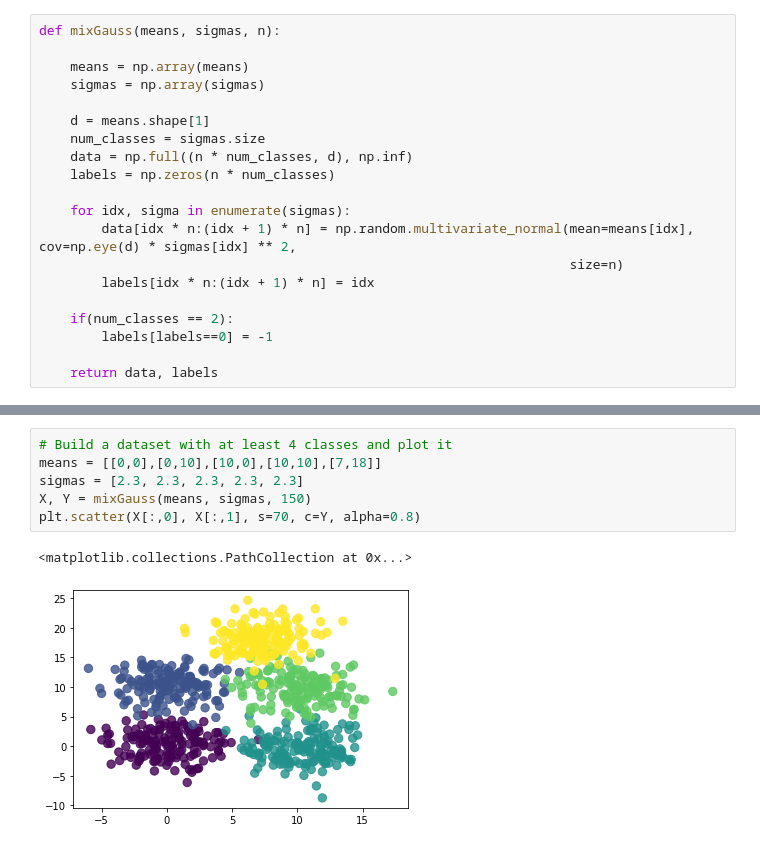
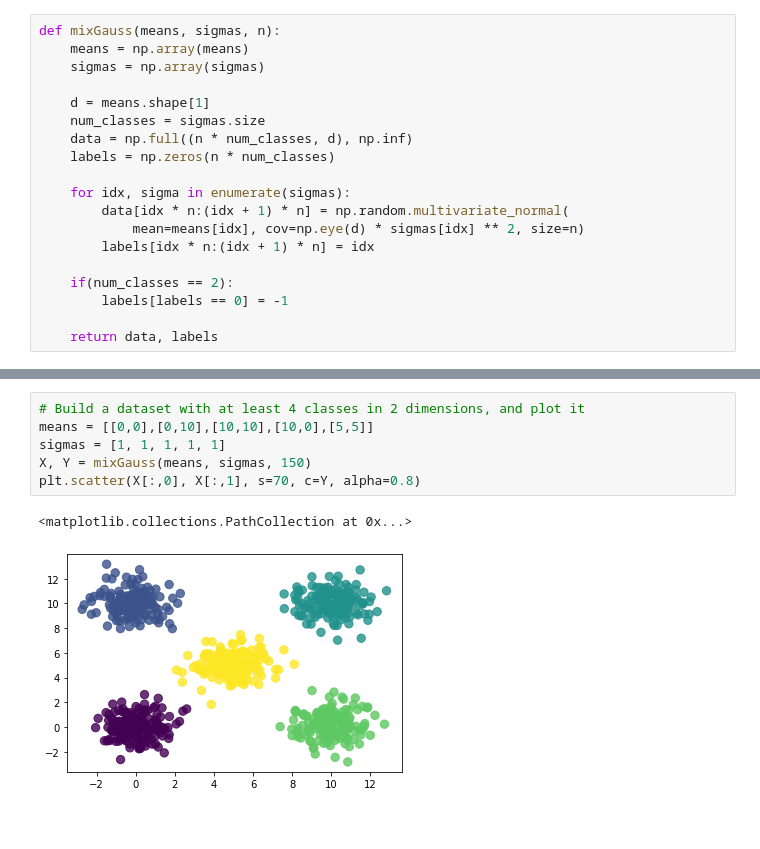
Before and after one commit to invzz/ML_LAB, a Jupyter notebook: 08_KMeans.ipynb, the cells around one changed output, grey strips where cells are left out. Cells and saved outputs as stored; diff of their text form.

```diff
--- a/08_KMeans.ipynb
+++ b/08_KMeans.ipynb
@@ -17,6 +11,5 @@ import random
 # %%
 def mixGauss(means, sigmas, n):
-
     means = np.array(means)
     sigmas = np.array(sigmas)
 
@@ -26,11 +19,11 @@ def mixGauss(means, sigmas, n):
     labels = np.zeros(n * num_classes)
 
     for idx, sigma in enumerate(sigmas):
-        data[idx * n:(idx + 1) * n] = np.random.multivariate_normal(mean=means[idx], cov=np.eye(d) * sigmas[idx] ** 2,
-                                                                    size=n)
+        data[idx * n:(idx + 1) * n] = np.random.multivariate_normal(
+            mean=means[idx], cov=np.eye(d) * sigmas[idx] ** 2, size=n)
         labels[idx * n:(idx + 1) * n] = idx
 
     if(num_classes == 2):
-        labels[labels==0] = -1
+        labels[labels == 0] = -1
 
     return data, labels
@@ -91,9 +92,9 @@ def Lloid(X, centers, maxiter):
 # %%
-# Build a dataset with at least 4 classes and plot it
-means = [[0,0],[0,10],[10,0],[10,10],[7,18]]
-sigmas = [2.3, 2.3, 2.3, 2.3, 2.3]
+# Build a dataset with at least 4 classes in 2 dimensions, and plot it
+means = [[0,0],[0,10],[10,10],[10,0],[5,5]]
+sigmas = [1, 1, 1, 1, 1]
 X, Y = mixGauss(means, sigmas, 150)
 plt.scatter(X[:,0], X[:,1], s=70, c=Y, alpha=0.8)
 # %% [output]
 <matplotlib.collections.PathCollection at 0x...>
-[figure, old version]
+[figure, new version]
```
Also changed, not shown: parts of 18 cells of this notebook, 1 other file.
